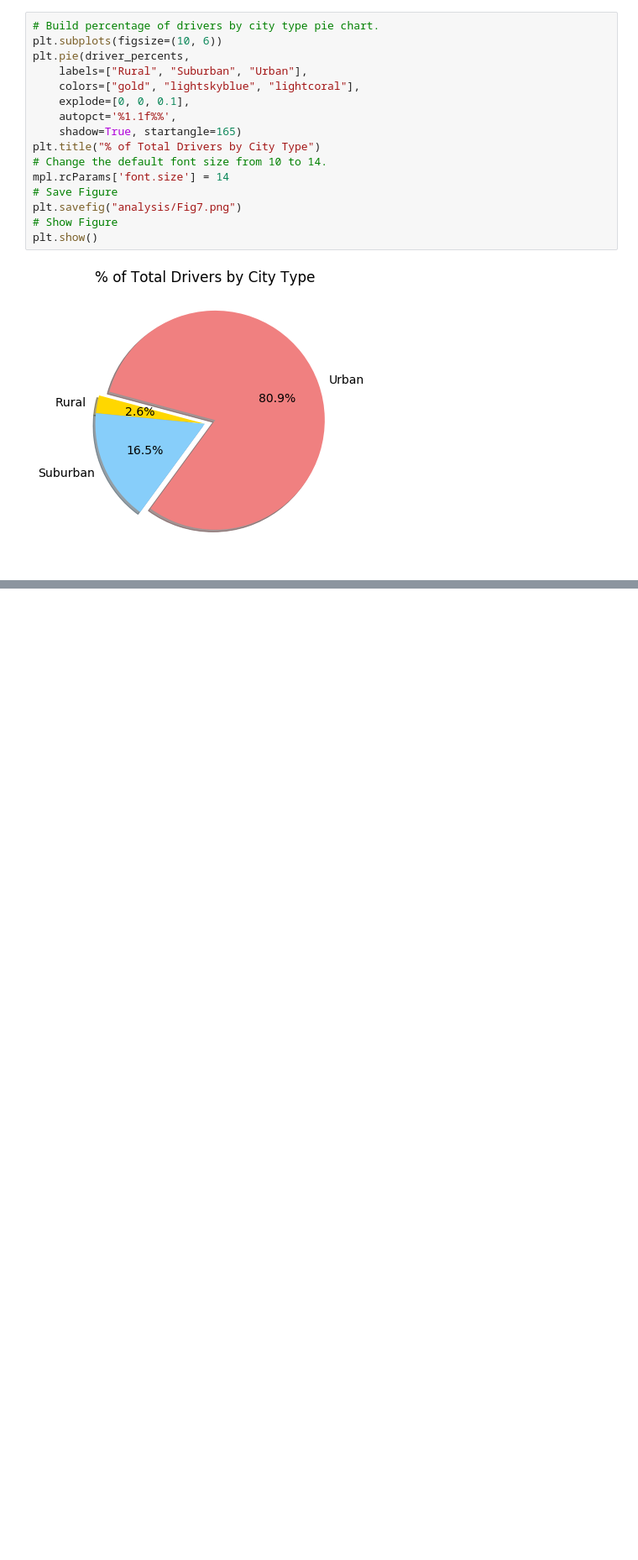
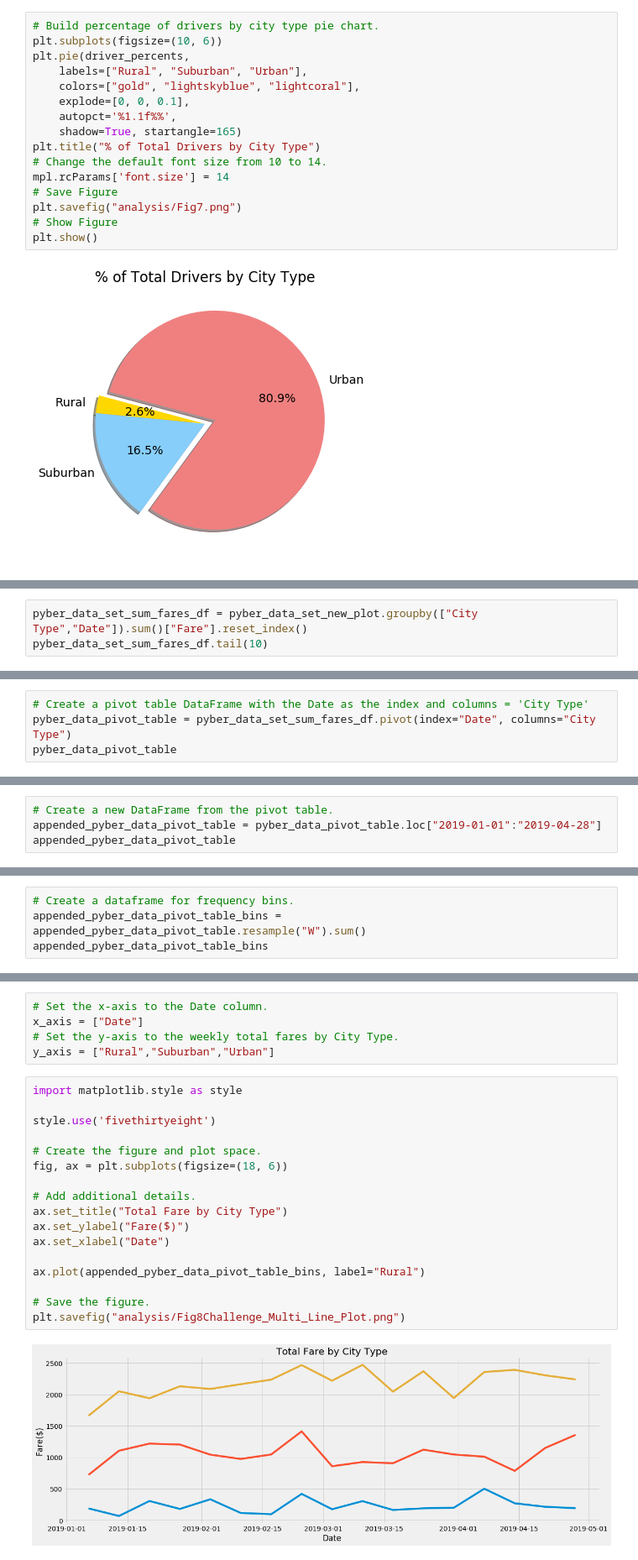
Before and after one commit to jgrotenhuis/PyBer_Analysis, a Jupyter notebook: PyBer.ipynb, the cells around one changed output, grey strips where cells are left out. Shown: that part at 84% size. Cells and saved outputs as stored; diff of their text form; blank space fills up the shorter version.

Commit message:
PyBer Challenge Submission

```diff
--- a/PyBer.ipynb
+++ b/PyBer.ipynb
@@ -802,0 +896,3 @@ plt.show()
+# %%
+pyber_data_set_sum_fares_df = pyber_data_set_new_plot.groupby(["City Type","Date"]).sum()["Fare"].reset_index()
+pyber_data_set_sum_fares_df.tail(10)
@@ -802,0 +911,4 @@ plt.show()
+# %%
+# Create a pivot table DataFrame with the Date as the index and columns = 'City Type'
+pyber_data_pivot_table = pyber_data_set_sum_fares_df.pivot(index="Date", columns="City Type")
+pyber_data_pivot_table
@@ -802,0 +931,4 @@ plt.show()
+# %%
+# Create a new DataFrame from the pivot table.
+appended_pyber_data_pivot_table = pyber_data_pivot_table.loc["2019-01-01":"2019-04-28"]
+appended_pyber_data_pivot_table
@@ -802,0 +951,4 @@ plt.show()
+# %%
+# Create a dataframe for frequency bins.
+appended_pyber_data_pivot_table_bins = appended_pyber_data_pivot_table.resample("W").sum()
+appended_pyber_data_pivot_table_bins
@@ -802,0 +976,24 @@ plt.show()
+# %%
+# Set the x-axis to the Date column.
+x_axis = ["Date"]
+# Set the y-axis to the weekly total fares by City Type.
+y_axis = ["Rural","Suburban","Urban"]
+# %%
+import matplotlib.style as style
+
+style.use('fivethirtyeight')
+
+# Create the figure and plot space.
+fig, ax = plt.subplots(figsize=(18, 6))
+
+# Add additional details.
+ax.set_title("Total Fare by City Type")
+ax.set_ylabel("Fare($)")
+ax.set_xlabel("Date")
+
+ax.plot(appended_pyber_data_pivot_table_bins, label="Rural")
+
+# Save the figure.
+plt.savefig("analysis/Fig8Challenge_Multi_Line_Plot.png")
+# %% [output]
+[figure, added]
```
Also changed, not shown: parts of 12 cells of this notebook, 4 other files.
